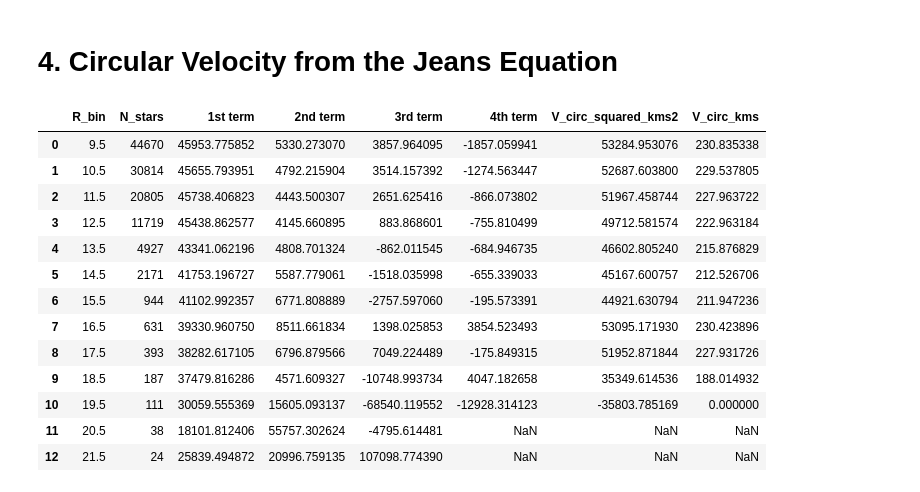
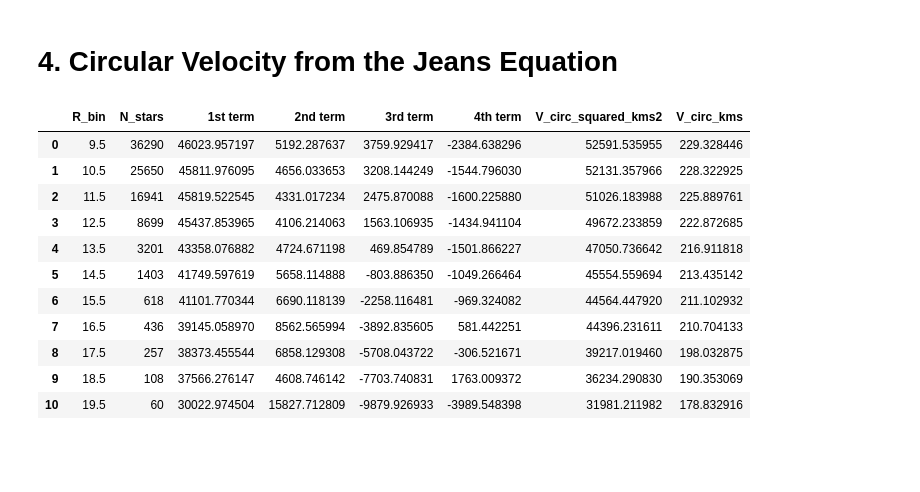
Before and after one commit to TnhnNyc/Milky-Way-Rotation-Curve, a Jupyter notebook: Milky_Way_Mass_Rotation_Curve.ipynb, the cells around one changed output. Saved outputs shown, nothing was run; the diff lists cells and outputs as text; code cells hidden in the pictures; blank space fills up the shorter version.

```diff
--- a/Milky_Way_Mass_Rotation_Curve.ipynb
+++ b/Milky_Way_Mass_Rotation_Curve.ipynb
@@ -59,3 +65,6 @@ Table length=720982
 | 2M21003154-0007096 | 2006 | apo25m | 315.131439 | -0.119349 | 4881.433 | 40.82618 | 3.2383773 | 0.113138095 | 0.058746755 | ... |
 | 2M20595016-0002431 | 2007 | apo25m | 314.959013 | -0.04533 | 5264.181 | 114.76641 | 4.386711 | 0.2773292 | -0.1022561 | ... |
 | 2M20595016-0002431 | 2277 | apo25m | 314.959013 | -0.04533 | 5328.1787 | 126.07067 | 4.457733 | 0.2745883 | -0.12156322 | ... |
+# %%
+""" 1.1.d. Removing Duplicate APOGEE Entries (same star observed in multiple fields) """
+dataset = selection.deduplicate_stars(dataset, id_column="APOGEE_ID", priority_column="TEFF_ERR")
@@ -403,7 +439,7 @@ def population_std(values):
 # Calculation of the mean velocities and standard deviations
 velocity_moments = radial_groups.agg(
     # Number of stars
-    N_stars = ("vR_kms", "size"),
+    N_stars = ("vR_kms", "count"),
 
     # Mean velocities
     mean_vR_kms = ("vR_kms", "mean"),
@@ -513,14 +549,17 @@ $$\frac{\partial \langle V_R^2 \rangle}{\partial R}$$
 gradient_sample = velocity_moments.loc[velocity_moments["N_stars"] > 20, ["R_bin", "N_stars", "mean_vR2_kms2"]
 ].copy()
 
-print(gradient_sample)
+# Gradient calculation
+R = gradient_sample["R_bin"].to_numpy(dtype=float)
+vR2 = gradient_sample["mean_vR2_kms2"].to_numpy(dtype=float)
+weights = numpy.sqrt(gradient_sample["N_stars"].to_numpy(dtype=float))
 
-# Gradient calculation
-R = gradient_sample["R_bin"].to_numpy()
-vR2 = gradient_sample["mean_vR2_kms2"].to_numpy()
-dvR2_dR = numpy.gradient(vR2, R)
+vR2_smooth, dvR2_dR = dynamics.fit_polynomial_derivative(R, vR2, weights, degree=2)
 
 # Adding the results to the table
+gradient_sample["mean_vR2_kms2_smooth"] = vR2_smooth
 gradient_sample["d_mean_vR2_dR"] = dvR2_dR
+
+gradient_sample["fit_residual_kms2"] = gradient_sample["mean_vR2_kms2"] - gradient_sample["mean_vR2_kms2_smooth"]
 print("\n", gradient_sample)
 # %% [output]
@@ -660,17 +711,0 @@ print(vertical_gradient)
-# %%
-""" 3.6.d. Cross-Term Contribution to the Jeans Equation """
-
-# Selecting the vertical gradient values closest to the Galactic mid-plane.
-# The z bins closest to z = 0 are centered at -0.5 and +0.5 kpc.
-midplane_gradient = vertical_gradient[vertical_gradient["z_bin_center"].isin([-0.5, 0.5])].copy()
-
-# Selecting the values of R = 9.5 ... 21.5 kpc
-midplane_gradient = midplane_gradient[midplane_gradient["R_bin"].between(9.5, 21.5)].copy()
-
-# Calculating the mean vertical gradient of the cross term from the two bins closest to the Galactic mid-plane.
-cross_gradient = (midplane_gradient.groupby("R_bin", observed=True).agg(vertical_gradient_crossTerm=(
-            "vertical_gradient_crossTerm",
-            "mean")
-).reset_index())
-
-cross_gradient
@@ -733,44 +751,47 @@ R = jeans_terms_table["R_bin"].astype(float)
 # 1st term of equation
 term_1 = jeans_terms_table["mean_Vphi2_kms2"]
 
 # 2nd term of equation
 term_2 = ((R - h_R)/h_R) * jeans_terms_table["mean_vR2_kms2"]
 
 # 3rd term of equation
 term_3 = -R * jeans_terms_table["d_mean_vR2_dR"]
 
 # 4th term of Jeans equation
 term_4 = -R * jeans_terms_table["vertical_gradient_crossTerm"]
 
 # Calculating circular velocity from Jeans equation (cross-term temporarily neglected)
 V_circ_squared_kms2 = term_1 + term_2 + term_3 + term_4
-V_circ_kms = numpy.sqrt(numpy.maximum(V_circ_squared_kms2, 0))
+"""V_circ_kms = numpy.sqrt(numpy.maximum(V_circ_squared_kms2, 0))"""
+V_circ_kms = numpy.where(
+    V_circ_squared_kms2 >= 0,
+    numpy.sqrt(numpy.maximum(V_circ_squared_kms2, 0)),
+    numpy.nan
+)
 
 # Generating a table
 jeans_term_value = {
     "R_bin":jeans_terms_table["R_bin"],
     "N_stars":gradient_sample["N_stars"],
     "1st term":term_1,
     "2nd term":term_2,
     "3rd term":term_3,
     "4th term":term_4,
     "V_circ_squared_kms2":V_circ_squared_kms2,
     "V_circ_kms":V_circ_kms
 }
 jeans_terms_value_table = pandas.DataFrame(jeans_term_value)
 jeans_terms_value_table
 # %% [output]
 |  | R_bin | N_stars | 1st term | 2nd term | 3rd term | 4th term | V_circ_squared_kms2 | V_circ_kms |
-| 0 | 9.5 | 44670 | 45953.775852 | 5330.273070 | 3857.964095 | -1857.059941 | 53284.953076 | 230.835338 |
-| 1 | 10.5 | 30814 | 45655.793951 | 4792.215904 | 3514.157392 | -1274.563447 | 52687.603800 | 229.537805 |
-| 2 | 11.5 | 20805 | 45738.406823 | 4443.500307 | 2651.625416 | -866.073802 | 51967.458744 | 227.963722 |
-| 3 | 12.5 | 11719 | 45438.862577 | 4145.660895 | 883.868601 | -755.810499 | 49712.581574 | 222.963184 |
-| 4 | 13.5 | 4927 | 43341.062196 | 4808.701324 | -862.011545 | -684.946735 | 46602.805240 | 215.876829 |
-| 5 | 14.5 | 2171 | 41753.196727 | 5587.779061 | -1518.035998 | -655.339033 | 45167.600757 | 212.526706 |
-| 6 | 15.5 | 944 | 41102.992357 | 6771.808889 | -2757.597060 | -195.573391 | 44921.630794 | 211.947236 |
-| 7 | 16.5 | 631 | 39330.960750 | 8511.661834 | 1398.025853 | 3854.523493 | 53095.171930 | 230.423896 |
-| 8 | 17.5 | 393 | 38282.617105 | 6796.879566 | 7049.224489 | -175.849315 | 51952.871844 | 227.931726 |
-| 9 | 18.5 | 187 | 37479.816286 | 4571.609327 | -10748.993734 | 4047.182658 | 35349.614536 | 188.014932 |
-| 10 | 19.5 | 111 | 30059.555369 | 15605.093137 | -68540.119552 | -12928.314123 | -35803.785169 | 0.000000 |
-| 11 | 20.5 | 38 | 18101.812406 | 55757.302624 | -4795.614481 | NaN | NaN | NaN |
-| 12 | 21.5 | 24 | 25839.494872 | 20996.759135 | 107098.774390 | NaN | NaN | NaN |
+| 0 | 9.5 | 36290 | 46023.957197 | 5192.287637 | 3759.929417 | -2384.638296 | 52591.535955 | 229.328446 |
+| 1 | 10.5 | 25650 | 45811.976095 | 4656.033653 | 3208.144249 | -1544.796030 | 52131.357966 | 228.322925 |
+| 2 | 11.5 | 16941 | 45819.522545 | 4331.017234 | 2475.870088 | -1600.225880 | 51026.183988 | 225.889761 |
+| 3 | 12.5 | 8699 | 45437.853965 | 4106.214063 | 1563.106935 | -1434.941104 | 49672.233859 | 222.872685 |
+| 4 | 13.5 | 3201 | 43358.076882 | 4724.671198 | 469.854789 | -1501.866227 | 47050.736642 | 216.911818 |
+| 5 | 14.5 | 1403 | 41749.597619 | 5658.114888 | -803.886350 | -1049.266464 | 45554.559694 | 213.435142 |
+| 6 | 15.5 | 618 | 41101.770344 | 6690.118139 | -2258.116481 | -969.324082 | 44564.447920 | 211.102932 |
+| 7 | 16.5 | 436 | 39145.058970 | 8562.565994 | -3892.835605 | 581.442251 | 44396.231611 | 210.704133 |
+| 8 | 17.5 | 257 | 38373.455544 | 6858.129308 | -5708.043722 | -306.521671 | 39217.019460 | 198.032875 |
+| 9 | 18.5 | 108 | 37566.276147 | 4608.746142 | -7703.740831 | 1763.009372 | 36234.290830 | 190.353069 |
+| 10 | 19.5 | 60 | 30022.974504 | 15827.712809 | -9879.926933 | -3989.548398 | 31981.211982 | 178.832916 |
```
Also changed, not shown: parts of 27 cells of this notebook, 6 other files.
